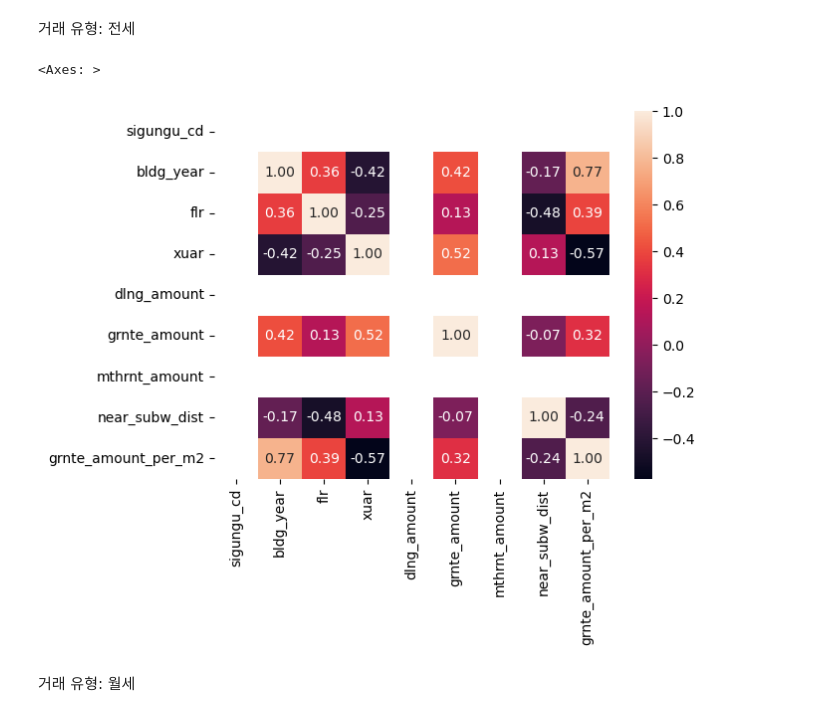
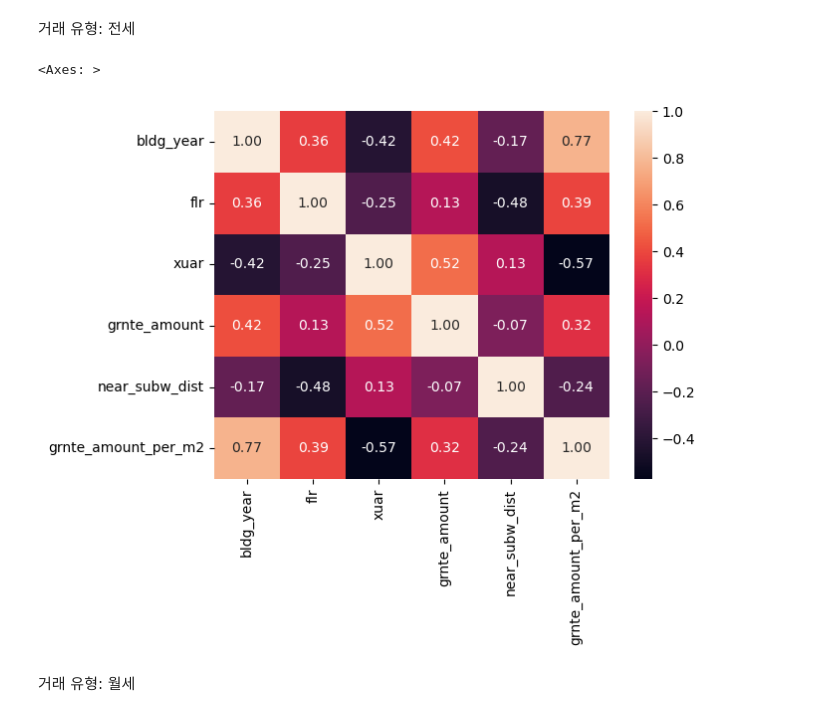
Before and after one commit to hoorangyee/-, a Jupyter notebook: Station_influence_area_data_analysis.ipynb, the cells around one changed output. Cells and saved outputs as stored; diff of their text form; code cells hidden in the pictures.

```diff
--- a/Station_influence_area_data_analysis.ipynb
+++ b/Station_influence_area_data_analysis.ipynb
@@ -313,10 +314,11 @@ sns.heatmap(trade_without_apt.corr(), annot=True, fmt='.2f')
 # %% [markdown]
 거래 유형: 전세
 # %%
-sns.heatmap(lease_without_apt.corr(), annot=True, fmt='.2f')
+selected_col = ['bldg_year', 'flr', 'xuar', 'grnte_amount', 'near_subw_dist', 'grnte_amount_per_m2']
+sns.heatmap(lease_without_apt[selected_col].corr(), annot=True, fmt='.2f')
 # %% [output]
 <Axes: >
-[figure, old version]
+[figure, new version]
 # %% [markdown]
 거래 유형: 월세
 # %%
```
Also changed, not shown: parts of 15 cells of this notebook.
